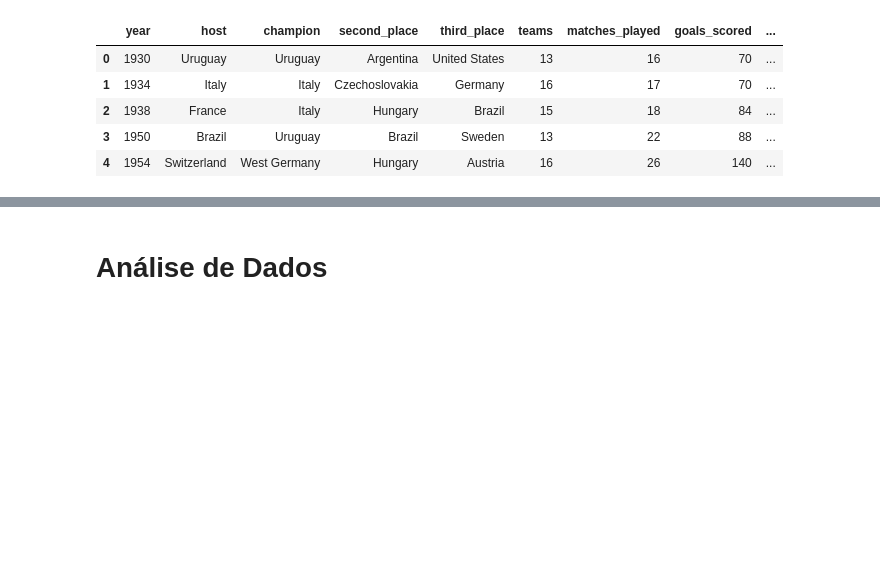
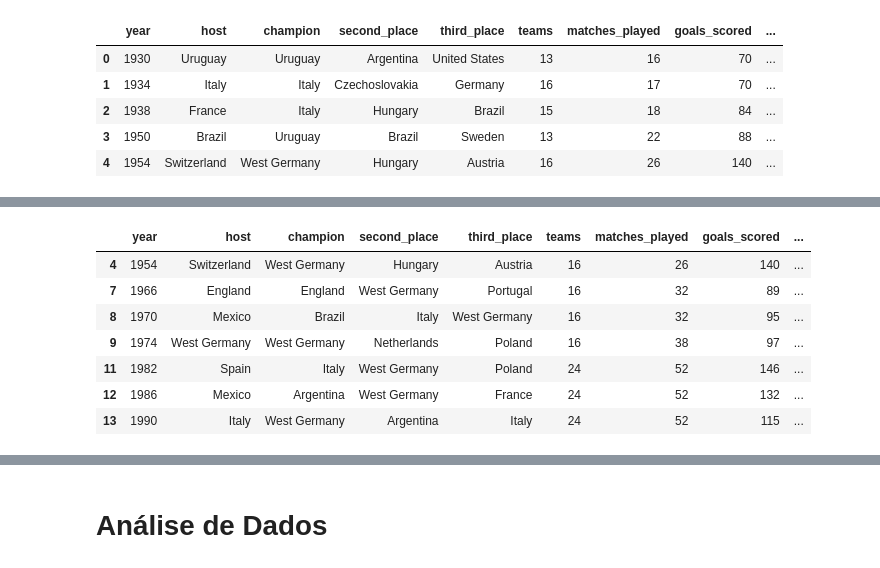
Before and after one commit to LRLeite/Data-Analytics, a Jupyter notebook: Análise Copas do Mundo FIFA/Fifa_World_Cups.ipynb, the cells around one changed output, grey strips where cells are left out. Cells and saved outputs as stored; diff of their text form; code cells hidden in the pictures; blank space fills up the shorter version.

```diff
--- a/Análise Copas do Mundo FIFA/Fifa_World_Cups.ipynb
+++ b/Análise Copas do Mundo FIFA/Fifa_World_Cups.ipynb
@@ -247,0 +258,20 @@ fifa_summary.head()
+# %%
+#Define valores que serão buscados
+search = 'West Germany|East Germany'
+
+#Verifica se os valores do objeto search aparecem em alguma das seguintes colunas
+fifa_summary[
+    fifa_summary['host'].str.contains(search) |
+    fifa_summary['champion'].str.contains(search) |
+    fifa_summary['second_place'].str.contains(search) |
+    fifa_summary['third_place'].str.contains(search)
+    ]
+# %% [output]
+|  | year | host | champion | second_place | third_place | teams | matches_played | goals_scored | ... |
+| 4 | 1954 | Switzerland | West Germany | Hungary | Austria | 16 | 26 | 140 | ... |
+| 7 | 1966 | England | England | West Germany | Portugal | 16 | 32 | 89 | ... |
+| 8 | 1970 | Mexico | Brazil | Italy | West Germany | 16 | 32 | 95 | ... |
+| 9 | 1974 | West Germany | West Germany | Netherlands | Poland | 16 | 38 | 97 | ... |
+| 11 | 1982 | Spain | Italy | West Germany | Poland | 24 | 52 | 146 | ... |
+| 12 | 1986 | Mexico | Argentina | West Germany | France | 24 | 52 | 132 | ... |
+| 13 | 1990 | Italy | West Germany | Argentina | Italy | 24 | 52 | 115 | ... |
```
Also changed, not shown: parts of 19 cells of this notebook.
